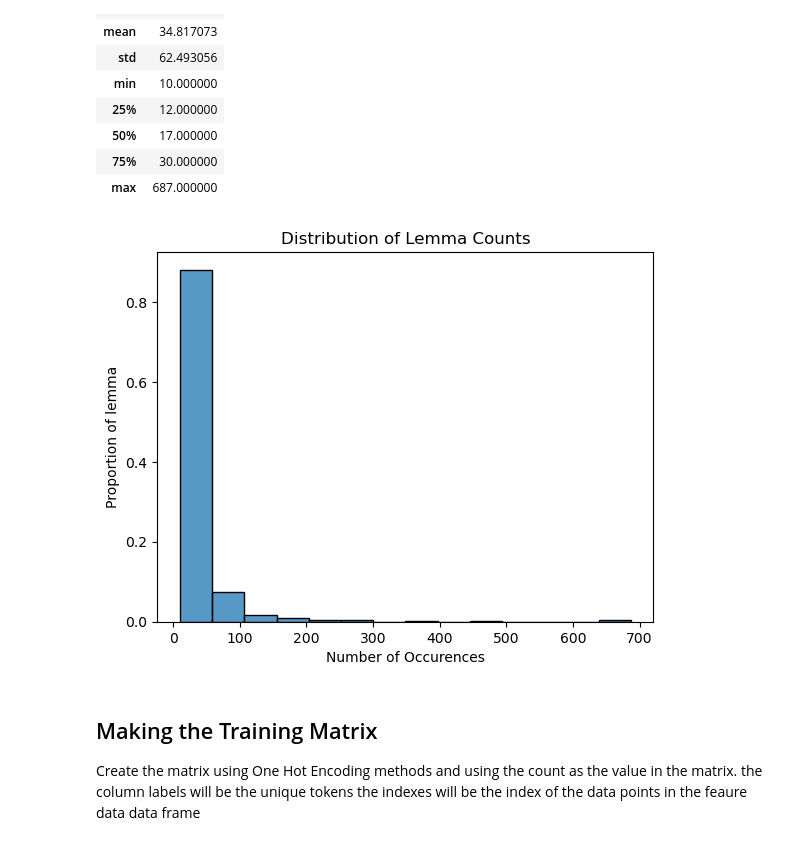
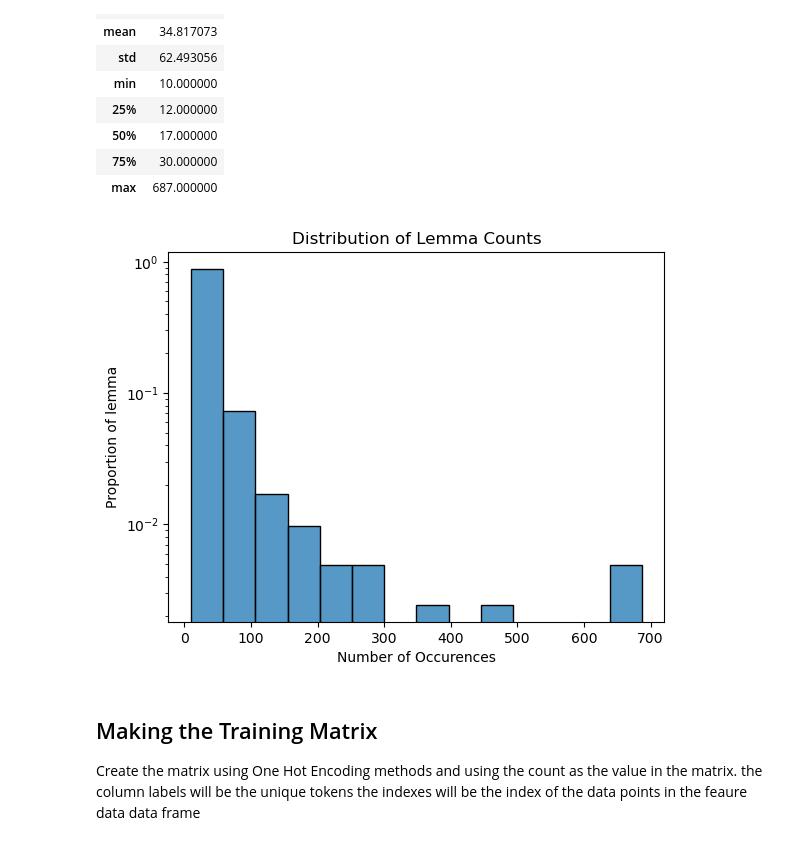
Before and after one commit to aliciaroberts/URAP_NLP, a Jupyter notebook: making_training_matrix.ipynb, the cells around one changed output. Saved outputs shown, nothing was run; the diff lists cells and outputs as text; code cells hidden in the pictures.

```diff
--- a/making_training_matrix.ipynb
+++ b/making_training_matrix.ipynb
@@ -535,13 +540,14 @@ lemma_df.describe()
 # %%
 # now let's see what we have now:
 
 sns.histplot(data = lemma_df, x = 'Occurences', stat = 'proportion', bins = np.linspace(10,np.max(lemma_df['Occurences'])//1, 15))
 plt.title('Distribution of Lemma Counts')
 plt.xlabel('Number of Occurences')
 plt.ylabel('Proportion of lemma')
+plt.yscale('log')
 plt.show()
 # %% [output]
-[figure, old version]
+[figure, new version]
 # %% [markdown]
 ## Making the Training Matrix
 
```
Also changed, not shown: parts of 5 cells of this notebook, 4 other files.
